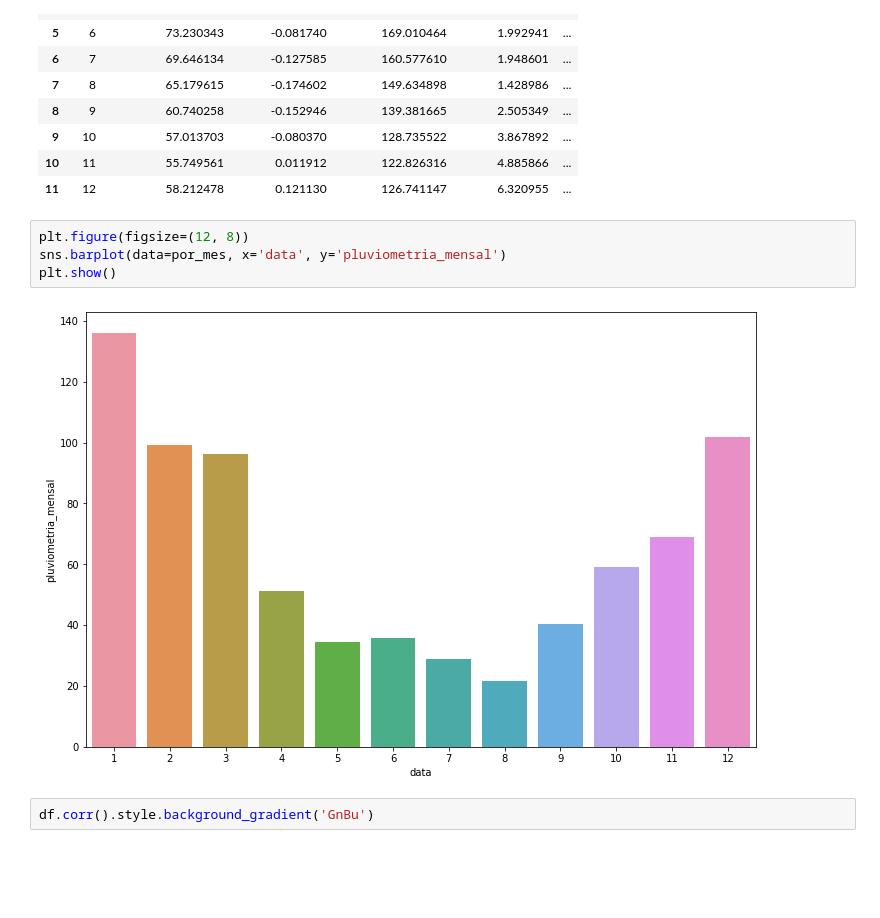
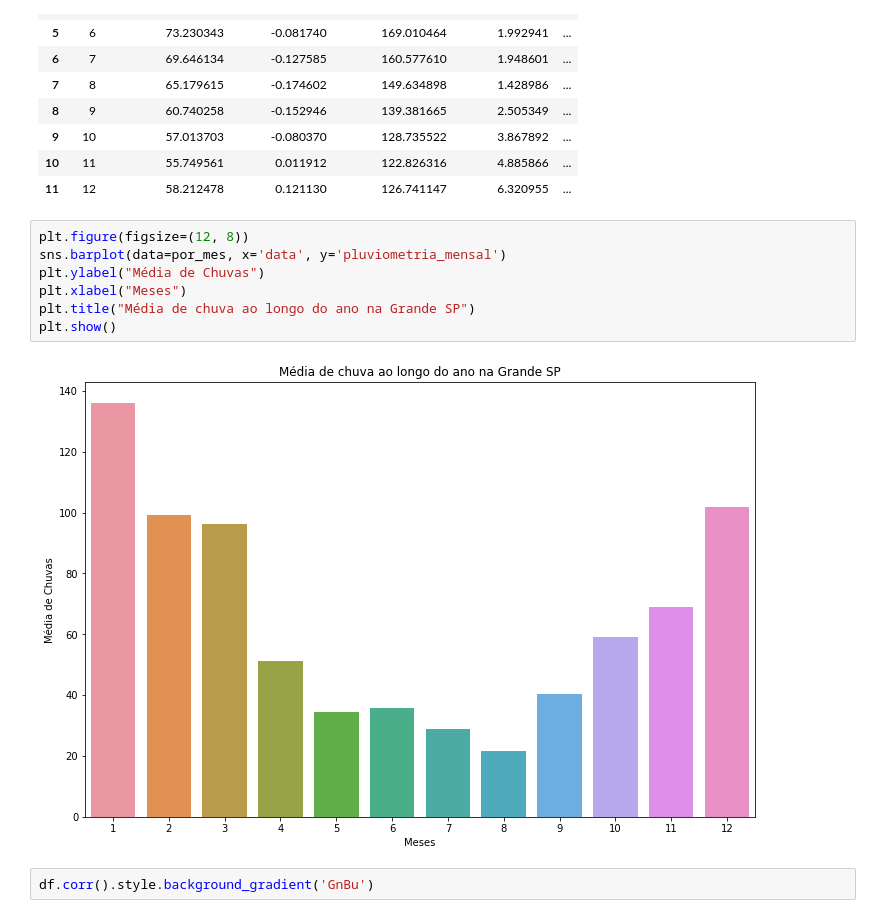
Before and after one commit to viniciusbeckerdesouza/situacao_mananciais, a Jupyter notebook: mananciais_SP.ipynb, the cells around one changed output. Drawn from its saved outputs; the diff is of its cells as text; blank space fills up the shorter version.

```diff
--- a/mananciais_SP.ipynb
+++ b/mananciais_SP.ipynb
@@ -82,9 +82,12 @@ por_mes
 # %%
 plt.figure(figsize=(12, 8))
 sns.barplot(data=por_mes, x='data', y='pluviometria_mensal')
+plt.ylabel("Média de Chuvas")
+plt.xlabel("Meses")
+plt.title("Média de chuva ao longo do ano na Grande SP")
 plt.show()
 # %% [output]
-[figure, old version]
+[figure, new version]
 # %%
 df.corr().style.background_gradient('GnBu')
 # %% [output]
```
